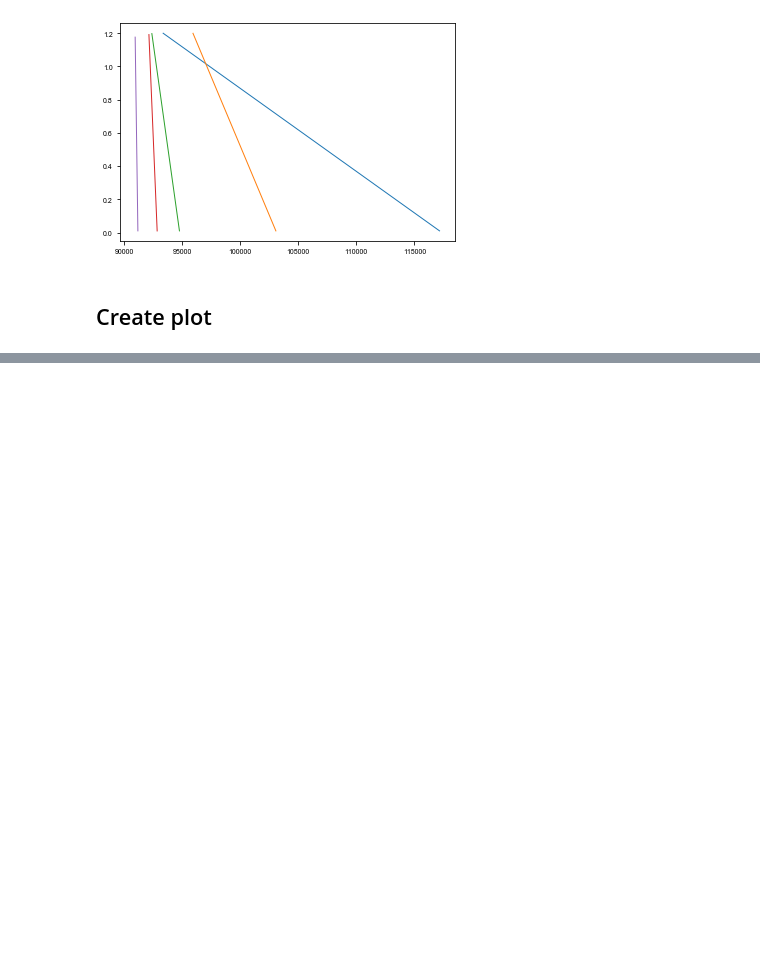
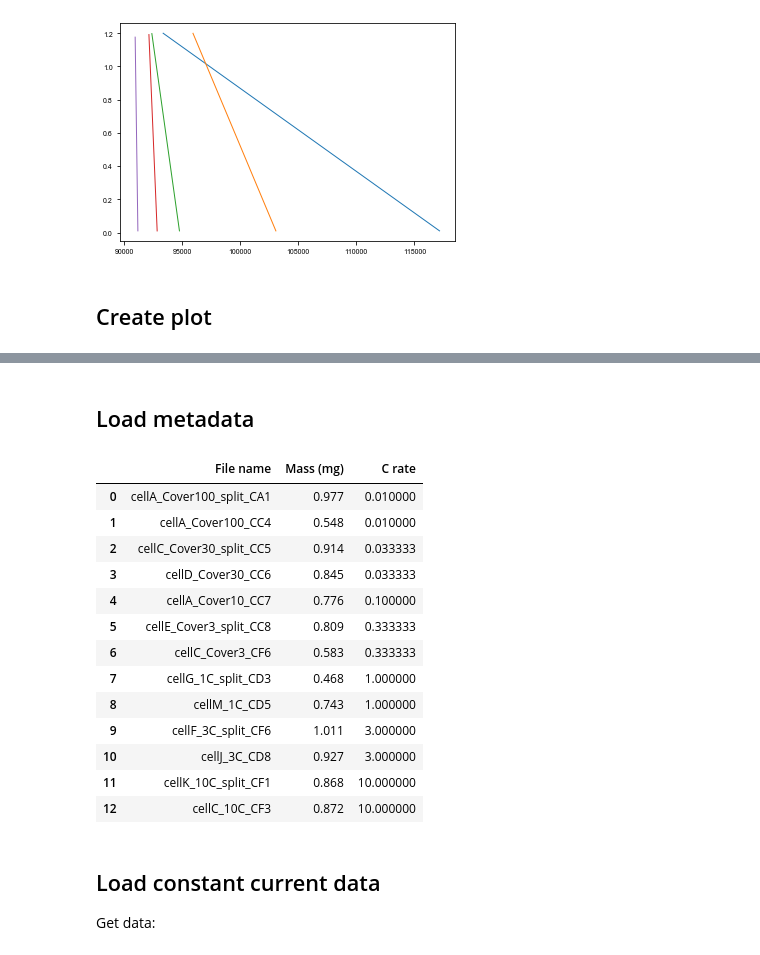
Before and after one commit to petermattia/first-cycle-SEI-on-carbon-black, a Jupyter notebook: LSV/LSV.ipynb, the cells around one changed output, grey strips where cells are left out. Saved outputs shown, nothing was run; the diff lists cells and outputs as text; code cells hidden in the pictures; blank space fills up the shorter version.

```diff
--- a/LSV/LSV.ipynb
+++ b/LSV/LSV.ipynb
@@ -181,0 +189,23 @@ Starting cellI_CB_LSV_300mVpermin_CB5
+# %% [markdown]
+## Load metadata
+# %%
+metadata = pd.read_csv(Path.cwd().parent / 'c rate' / 'masses.csv')
+metadata
+# %% [output]
+|  | File name | Mass (mg) | C rate |
+| 0 | cellA_Cover100_split_CA1 | 0.977 | 0.010000 |
+| 1 | cellA_Cover100_CC4 | 0.548 | 0.010000 |
+| 2 | cellC_Cover30_split_CC5 | 0.914 | 0.033333 |
+| 3 | cellD_Cover30_CC6 | 0.845 | 0.033333 |
+| 4 | cellA_Cover10_CC7 | 0.776 | 0.100000 |
+| 5 | cellE_Cover3_split_CC8 | 0.809 | 0.333333 |
+| 6 | cellC_Cover3_CF6 | 0.583 | 0.333333 |
+| 7 | cellG_1C_split_CD3 | 0.468 | 1.000000 |
+| 8 | cellM_1C_CD5 | 0.743 | 1.000000 |
+| 9 | cellF_3C_split_CF6 | 1.011 | 3.000000 |
+| 10 | cellJ_3C_CD8 | 0.927 | 3.000000 |
+| 11 | cellK_10C_split_CF1 | 0.868 | 10.000000 |
+| 12 | cellC_10C_CF3 | 0.872 | 10.000000 |
+# %% [markdown]
+## Load constant current data
+Get data:
```
Also changed, not shown: parts of 8 cells of this notebook, 11 other files.
